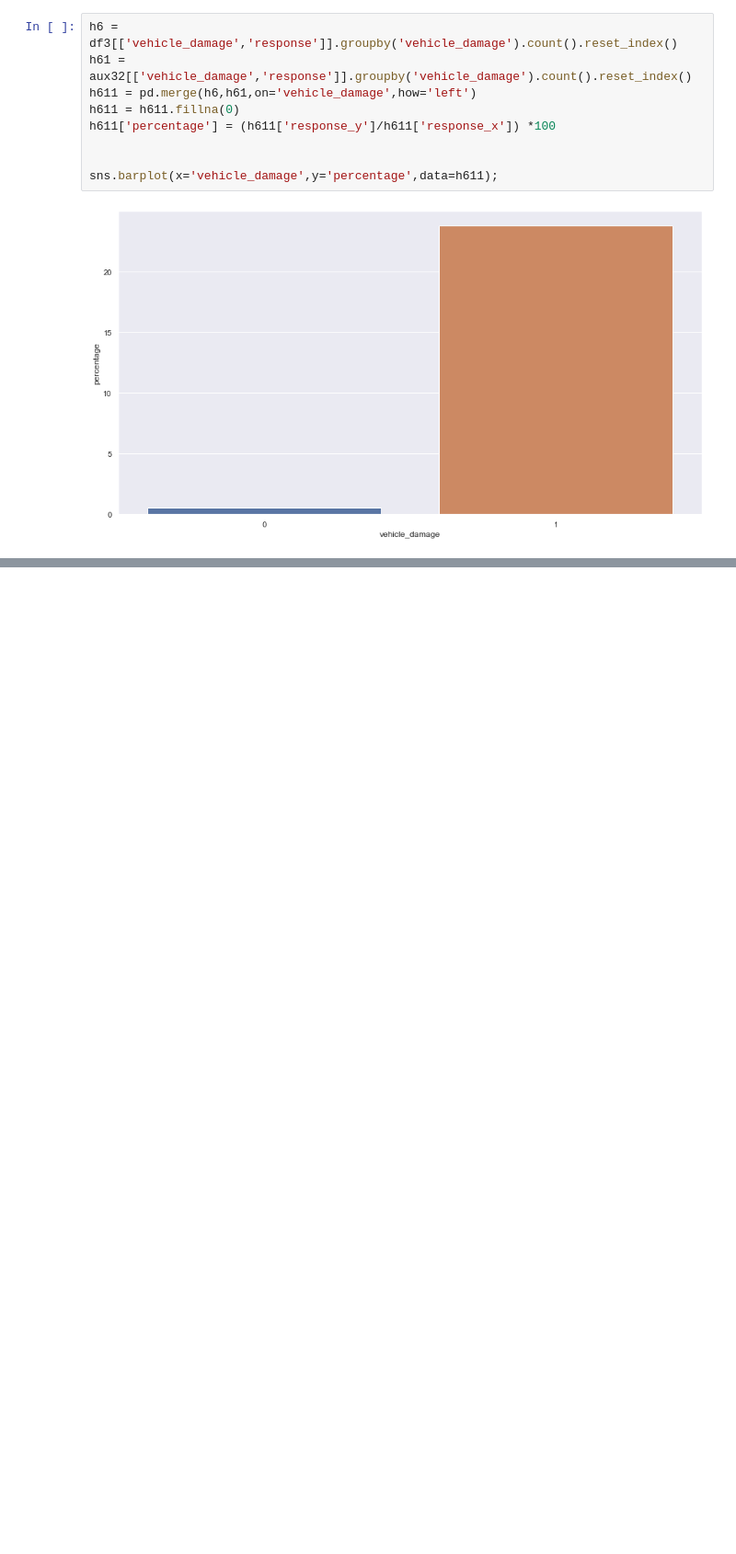
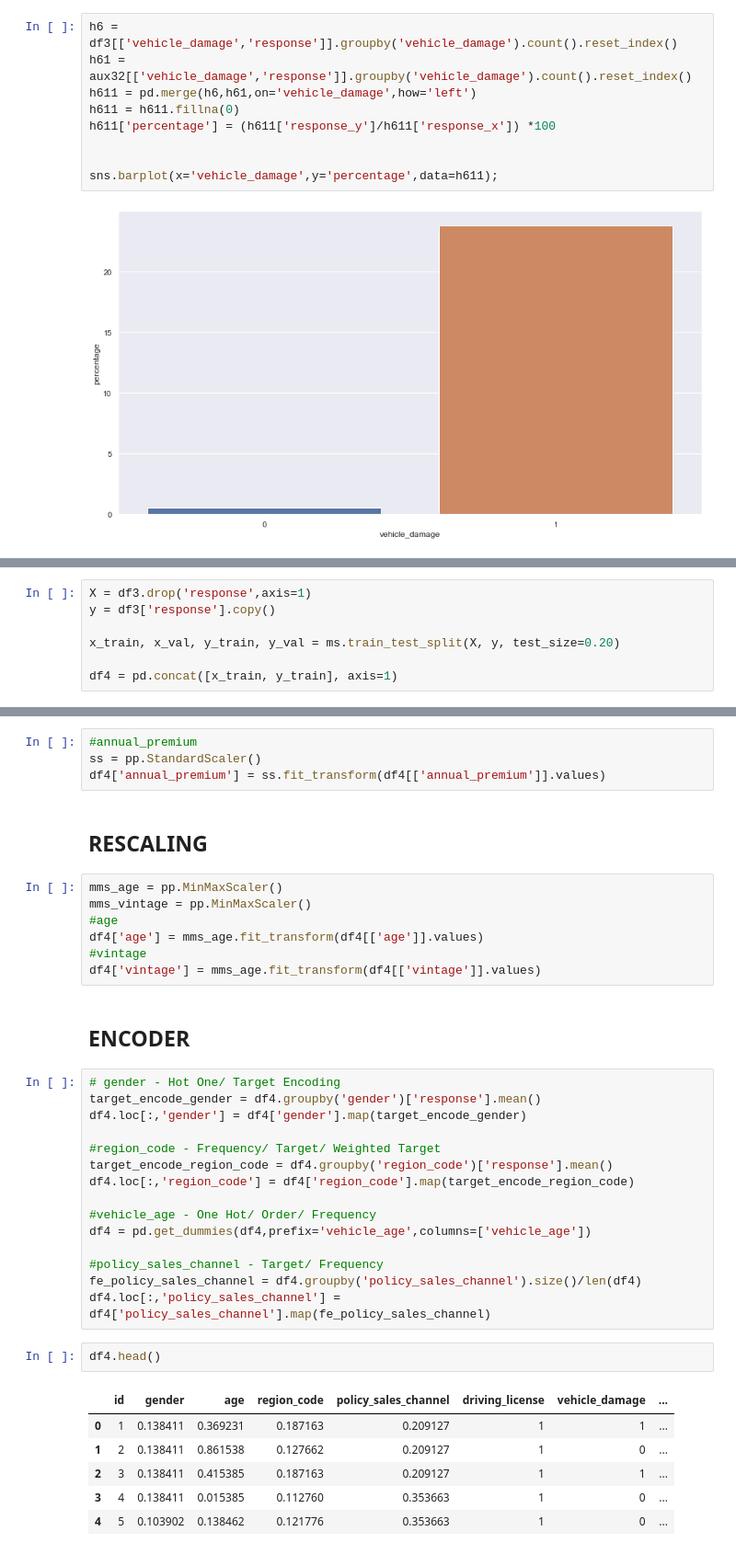
Before and after one commit to gustavo-chagas/health-cross-sell, a Jupyter notebook: p03-health-cross-sell.ipynb, the cells around one changed output, grey strips where cells are left out. Shown at 92% size. Saved outputs shown, nothing was run; the diff lists cells and outputs as text; blank space fills up the shorter version.

Commit message:
started standardization, rescaling and encoding

```diff
--- a/p03-health-cross-sell.ipynb
+++ b/p03-health-cross-sell.ipynb
@@ -416,0 +423,7 @@ sns.barplot(x='vehicle_damage',y='percentage',data=h611);
+# %%
+X = df3.drop('response',axis=1)
+y = df3['response'].copy()
+
+x_train, x_val, y_train, y_val = ms.train_test_split(X, y, test_size=0.20)
+
+df4 = pd.concat([x_train, y_train], axis=1)
@@ -416,0 +432,39 @@ sns.barplot(x='vehicle_damage',y='percentage',data=h611);
+# %%
+#annual_premium
+ss = pp.StandardScaler()
+df4['annual_premium'] = ss.fit_transform(df4[['annual_premium']].values)
+# %% [markdown]
+## RESCALING
+# %%
+mms_age = pp.MinMaxScaler()
+mms_vintage = pp.MinMaxScaler()
+#age
+df4['age'] = mms_age.fit_transform(df4[['age']].values)
+#vintage
+df4['vintage'] = mms_age.fit_transform(df4[['vintage']].values)
+# %% [markdown]
+## ENCODER
+# %%
+# gender - Hot One/ Target Encoding
+target_encode_gender = df4.groupby('gender')['response'].mean()
+df4.loc[:,'gender'] = df4['gender'].map(target_encode_gender)
+
+#region_code - Frequency/ Target/ Weighted Target
+target_encode_region_code = df4.groupby('region_code')['response'].mean()
+df4.loc[:,'region_code'] = df4['region_code'].map(target_encode_region_code)
+
+#vehicle_age - One Hot/ Order/ Frequency
+df4 = pd.get_dummies(df4,prefix='vehicle_age',columns=['vehicle_age'])
+
+#policy_sales_channel - Target/ Frequency
+fe_policy_sales_channel = df4.groupby('policy_sales_channel').size()/len(df4)
+df4.loc[:,'policy_sales_channel'] = df4['policy_sales_channel'].map(fe_policy_sales_channel)
+# %%
+df4.head()
+# %% [output]
+|  | id | gender | age | region_code | policy_sales_channel | driving_license | vehicle_damage | ... |
+| 0 | 1 | 0.138411 | 0.369231 | 0.187163 | 0.209127 | 1 | 1 | ... |
+| 1 | 2 | 0.138411 | 0.861538 | 0.127662 | 0.209127 | 1 | 0 | ... |
+| 2 | 3 | 0.138411 | 0.415385 | 0.187163 | 0.209127 | 1 | 1 | ... |
+| 3 | 4 | 0.138411 | 0.015385 | 0.112760 | 0.353663 | 1 | 0 | ... |
+| 4 | 5 | 0.103902 | 0.138462 | 0.121776 | 0.353663 | 1 | 0 | ... |
```
Also changed, not shown: parts of 4 cells of this notebook.
